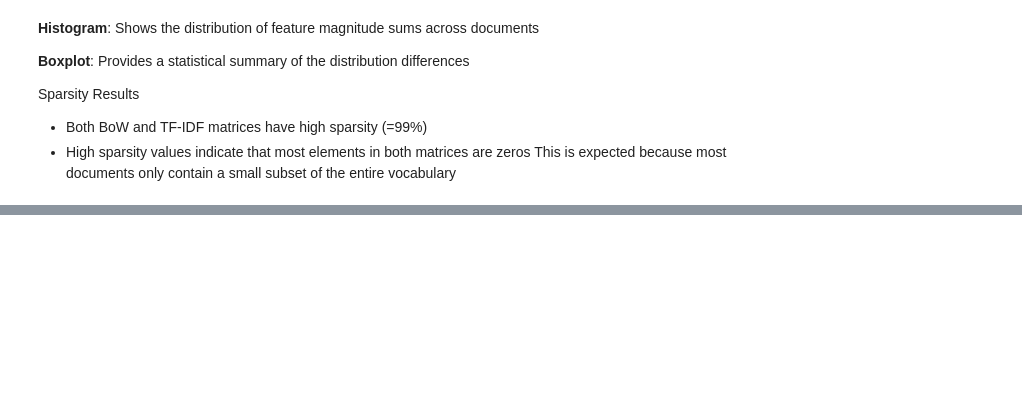
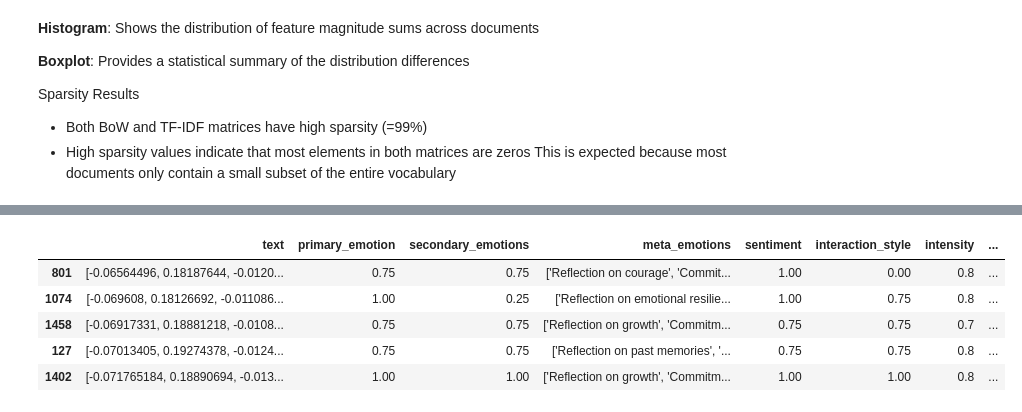
Before and after one commit to franciscoribeiro2003/Emotion_Classifier, a Jupyter notebook: notebooks/02-preprocessing-and-feature-extraction.ipynb, the cells around one changed output, grey strips where cells are left out. Saved outputs shown, nothing was run; the diff lists cells and outputs as text; code cells hidden in the pictures; blank space fills up the shorter version.

```diff
--- a/notebooks/02-preprocessing-and-feature-extraction.ipynb
+++ b/notebooks/02-preprocessing-and-feature-extraction.ipynb
@@ -440,6 +451,8 @@ def replace_interaction_style_with_sentiment(df):
 
 # Apply the transformation to the dataset
 train_df['interaction_style'] = replace_interaction_style_with_sentiment(train_df)
+val_df['interaction_style'] = replace_interaction_style_with_sentiment(val_df)
+test_df['interaction_style'] = replace_interaction_style_with_sentiment(test_df)
 
 print(train_df.head())
 # %% [output]
@@ -506,6 +523,8 @@ def replace_context_with_sentiment(df):
 
 # Apply the transformation to the dataset
 train_df['context'] = replace_context_with_sentiment(train_df)
+val_df['context'] = replace_context_with_sentiment(val_df)
+test_df['context'] = replace_context_with_sentiment(test_df)
 
 print(train_df.head())
 # %% [output]
@@ -530,6 +553,8 @@ Art                        0.25  0.125000       0.0      0.0  0.625000
 # 2.5. Now we want to normalize the intensity values to the interval [0,1]
 
 train_df['intensity'] = train_df['intensity'] / 10
+val_df['intensity'] = val_df['intensity'] / 10
+test_df['intensity'] = test_df['intensity'] / 10
 print(train_df.head())
 # %% [output]
                                                    text  primary_emotion  \
@@ -707,0 +758,16 @@ This is expected because most documents only contain a small subset of the entir
+# %%
+def vectorize_text(text, model):
+    words = text.split()
+    word_vectors = [model.wv[word] for word in words if word in model.wv]
+
+    if len(word_vectors) == 0:
+        return np.zeros(model.vector_size)  # Return a zero vector if no words exist in the model
+
+    return np.mean(word_vectors, axis=0)  # Average word vectors
+
+# Apply the function to create feature vectors for all sentences
+train_df['text'] = train_df['text'].apply(lambda x: vectorize_text(x, word2vec_model))
+val_df['text'] = val_df['text'].apply(lambda x: vectorize_text(x, word2vec_model))
+test_df['text'] = test_df['text'].apply(lambda x: vectorize_text(x, word2vec_model))
+
+print(train_df.head())
@@ -707,0 +795,28 @@ This is expected because most documents only contain a small subset of the entir
+# %%
+X_train = np.array(train_df['text'].tolist())
+X_val = np.array(val_df['text'].tolist())
+X_test = np.array(test_df['text'].tolist())
+
+# Convert labels to numerical format
+sentiment_mapping = {"Negative": 0, "Ambiguous": 0.25, "Neutral": 0.5, "Mixed": 0.75, "Positive": 1}
+
+def label_to_num(df):
+    new_labels = []
+    for label in df:
+        new_labels.append(sentiment_mapping[label])
+    return new_labels
+
+train_df["sentiment"] = label_to_num(train_df["sentiment"])
+val_df["sentiment"] = label_to_num(val_df["sentiment"])
+val_df["sentiment"] = val_df(train_df["sentiment"])
+
+y_train = np.array(train_df["sentiment"].tolist())
+y_val = np.array(val_df["sentiment"].tolist())
+y_test = np.array(test_df["sentiment"].tolist())
+# %% [output]
+|  | text | primary_emotion | secondary_emotions | meta_emotions | sentiment | interaction_style | intensity | ... |
+| 801 | [-0.06564496, 0.18187644, -0.0120... | 0.75 | 0.75 | ['Reflection on courage', 'Commit... | 1.00 | 0.00 | 0.8 | ... |
+| 1074 | [-0.069608, 0.18126692, -0.011086... | 1.00 | 0.25 | ['Reflection on emotional resilie... | 1.00 | 0.75 | 0.8 | ... |
+| 1458 | [-0.06917331, 0.18881218, -0.0108... | 0.75 | 0.75 | ['Reflection on growth', 'Commitm... | 0.75 | 0.75 | 0.7 | ... |
+| 127 | [-0.07013405, 0.19274378, -0.0124... | 0.75 | 0.75 | ['Reflection on past memories', '... | 0.75 | 0.75 | 0.8 | ... |
+| 1402 | [-0.071765184, 0.18890694, -0.013... | 1.00 | 1.00 | ['Reflection on growth', 'Commitm... | 1.00 | 1.00 | 0.8 | ... |
```
Also changed, not shown: parts of 20 cells of this notebook.
